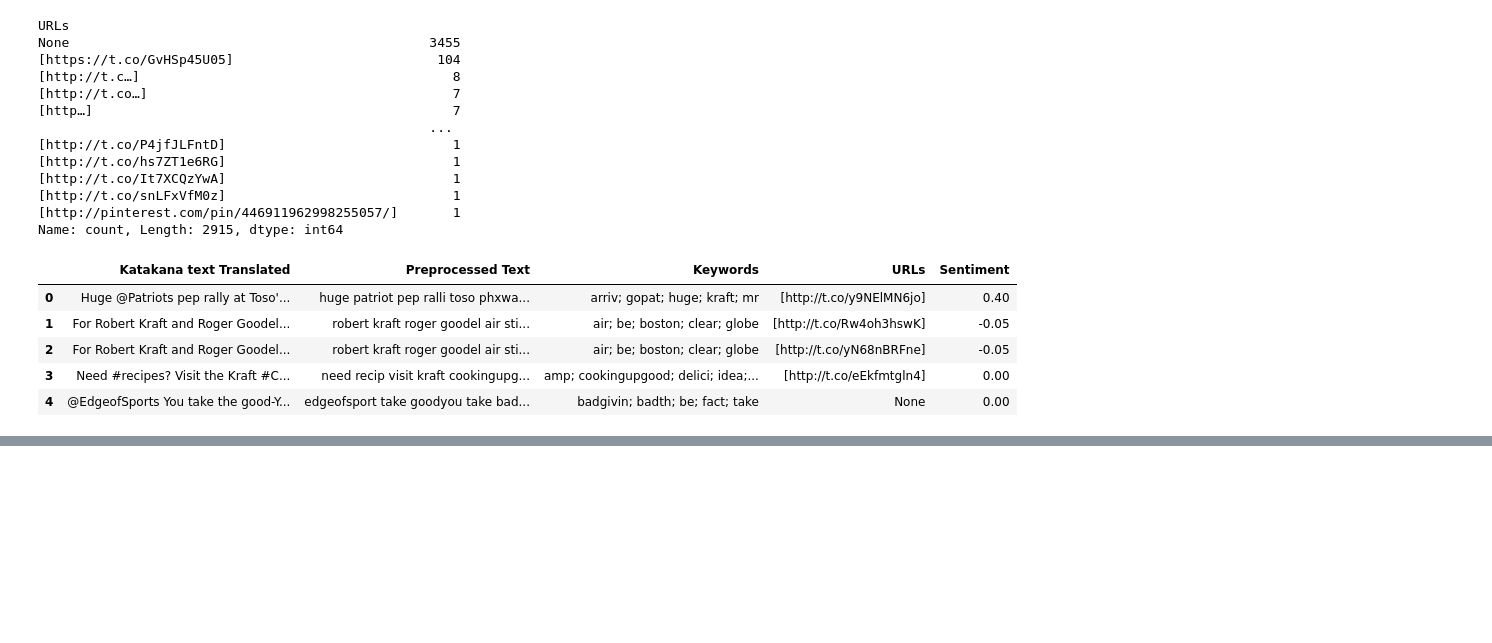
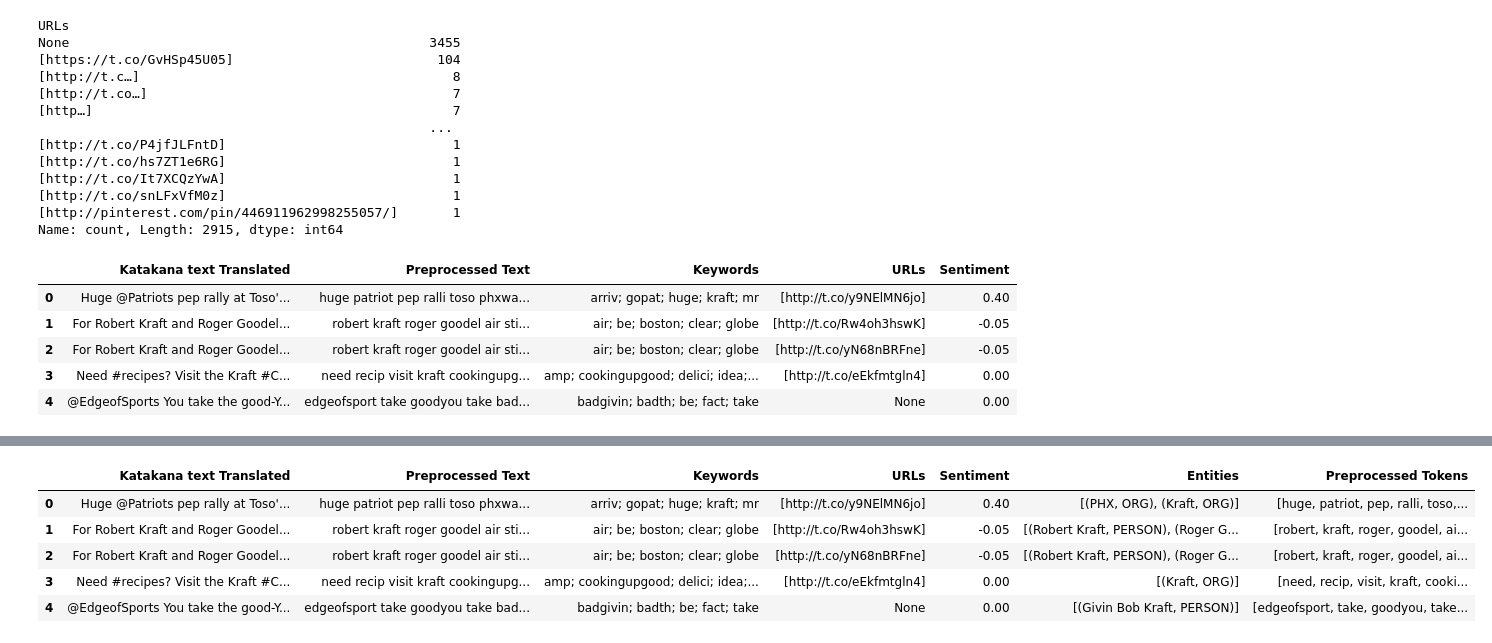
Before and after one commit to Ziyadyr/Deep_Learning_Project, a Jupyter notebook: Project/Final_project.ipynb, the cells around one changed output, grey strips where cells are left out. Cells and saved outputs as stored; diff of their text form; code cells hidden in the pictures; blank space fills up the shorter version.

```diff
--- a/Project/Final_project.ipynb
+++ b/Project/Final_project.ipynb
@@ -424,0 +425,55 @@ Name: count, Length: 2750, dtype: int64
+# %%
+# Define a preprocessing function
+def preprocess_text(text):
+    # Lowercasing
+    text = text.lower()
+
+    # Removing Links
+    text = re.sub(r'http\S+|www\.\S+', '', text)
+
+    # Removing Punctuation
+    text = text.translate(str.maketrans('', '', string.punctuation))
+
+    # Tokenization
+    tokens = nltk.word_tokenize(text)
+
+    # Stopword Removal
+    stop_words = set(stopwords.words('english'))
+    tokens = [word for word in tokens if word not in stop_words]
+
+    # Stemming
+    stemmer = PorterStemmer()
+    tokens = [stemmer.stem(word) for word in tokens]
+
+    # Lemmatization
+    tokens = [token.lemma_ for token in nlp(" ".join(tokens))]
+
+    # Removing Numbers
+    tokens = [re.sub(r'\d+', '', word) for word in tokens]
+
+    # Removing Special Characters
+    tokens = [re.sub(r'[^a-zA-Z]', '', word) for word in tokens]
+
+    # Handling Contractions
+    contractions = {
+        "can't": "cannot",
+        "shouldn't": "should not",
+        "don't": "do not",
+    }
+    tokens = [contractions.get(word, word) for word in tokens]
+
+    # Joining tokens back into a string
+    return tokens
+
+
+# Apply preprocessing to the DataFrame column
+df['Preprocessed Tokens'] = df['Katakana text Translated'].apply(preprocess_text)
+
+df.head()
+# %% [output]
+|  | Katakana text Translated | Preprocessed Text | Keywords | URLs | Sentiment | Entities | Preprocessed Tokens |
+| 0 | Huge @Patriots pep rally at Toso'... | huge patriot pep ralli toso phxwa... | arriv; gopat; huge; kraft; mr | [http://t.co/y9NElMN6jo] | 0.40 | [(PHX, ORG), (Kraft, ORG)] | [huge, patriot, pep, ralli, toso,... |
+| 1 | For Robert Kraft and Roger Goodel... | robert kraft roger goodel air sti... | air; be; boston; clear; globe | [http://t.co/Rw4oh3hswK] | -0.05 | [(Robert Kraft, PERSON), (Roger G... | [robert, kraft, roger, goodel, ai... |
+| 2 | For Robert Kraft and Roger Goodel... | robert kraft roger goodel air sti... | air; be; boston; clear; globe | [http://t.co/yN68nBRFne] | -0.05 | [(Robert Kraft, PERSON), (Roger G... | [robert, kraft, roger, goodel, ai... |
+| 3 | Need #recipes? Visit the Kraft #C... | need recip visit kraft cookingupg... | amp; cookingupgood; delici; idea;... | [http://t.co/eEkfmtgln4] | 0.00 | [(Kraft, ORG)] | [need, recip, visit, kraft, cooki... |
+| 4 | @EdgeofSports You take the good-Y... | edgeofsport take goodyou take bad... | badgivin; badth; be; fact; take | None | 0.00 | [(Givin Bob Kraft, PERSON)] | [edgeofsport, take, goodyou, take... |
```
Also changed, not shown: parts of 22 cells of this notebook.
